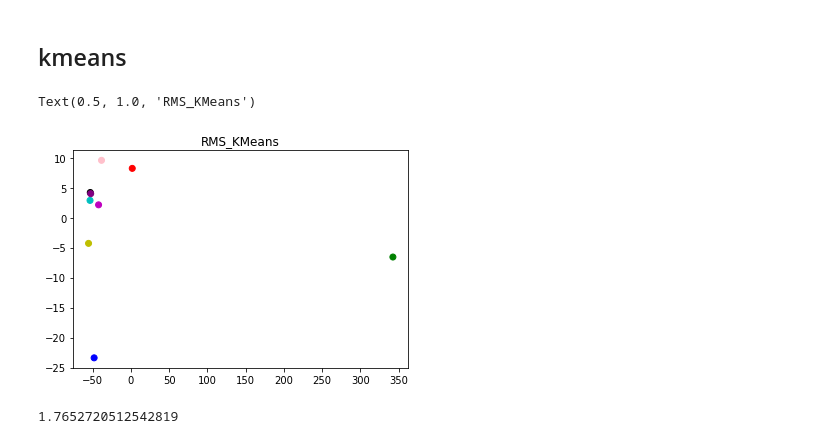
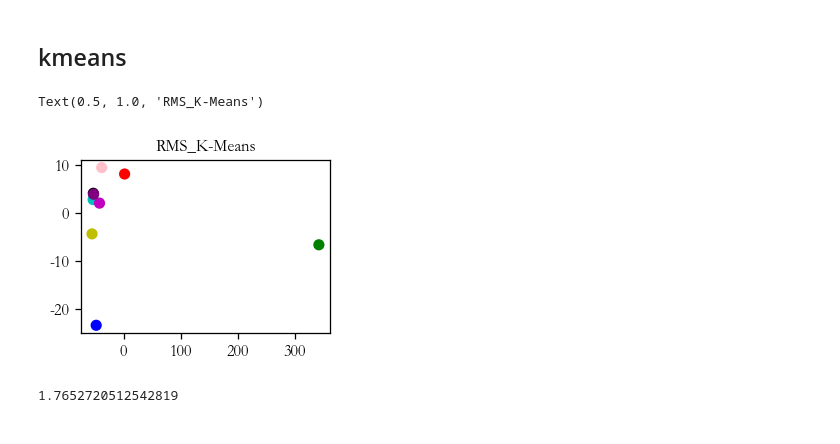
Before and after one commit to colorfulclouds/application_assignment, a Jupyter notebook: EEG-BCI/graduate/graph/cluster/cluster_lda_g.ipynb, the cells around one changed output. Drawn from its saved outputs; the diff is of its cells as text; code cells hidden in the pictures.

Commit message:
update graph

```diff
--- a/EEG-BCI/graduate/graph/cluster/cluster_lda_g.ipynb
+++ b/EEG-BCI/graduate/graph/cluster/cluster_lda_g.ipynb
@@ -133,15 +133,16 @@ l_r_k = np.array([[[-6.78293783e+00, -7.01725835e+00],
 # %%
 center = []
 for i in range(9):
     center.append(np.mean(l_r_k[:,i,:] , axis=0))
 
 center = np.array(center)
+plt.figure(figsize=(2.8,2.0) , dpi=115) #2.2,2.0) , dpi=115
 
 plt.scatter(center[:,0] , center[:,1] , color = ['r','g','b','pink','y','c','m','k','purple'] )
-plt.title('RMS_KMeans')
+plt.title('RMS_K-Means',fontsize=10.5)
 # %% [output]
-Text(0.5, 1.0, 'RMS_KMeans')
+Text(0.5, 1.0, 'RMS_K-Means')
-[figure, old version]
+[figure, new version]
 # %%
 cal_ofid(center)
 # %% [output]
```
Also changed, not shown: parts of 5 cells of this notebook, 3 other files.
